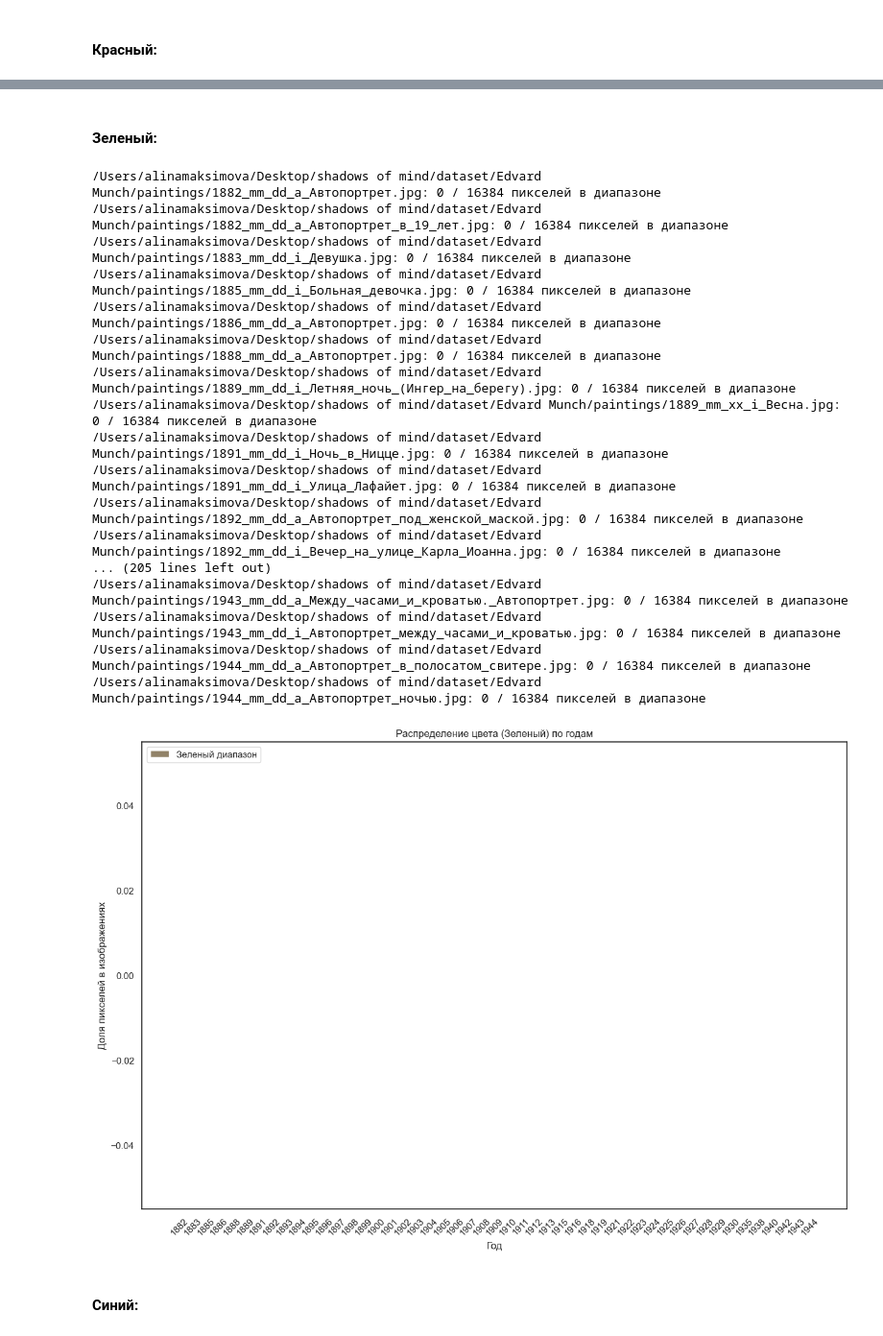
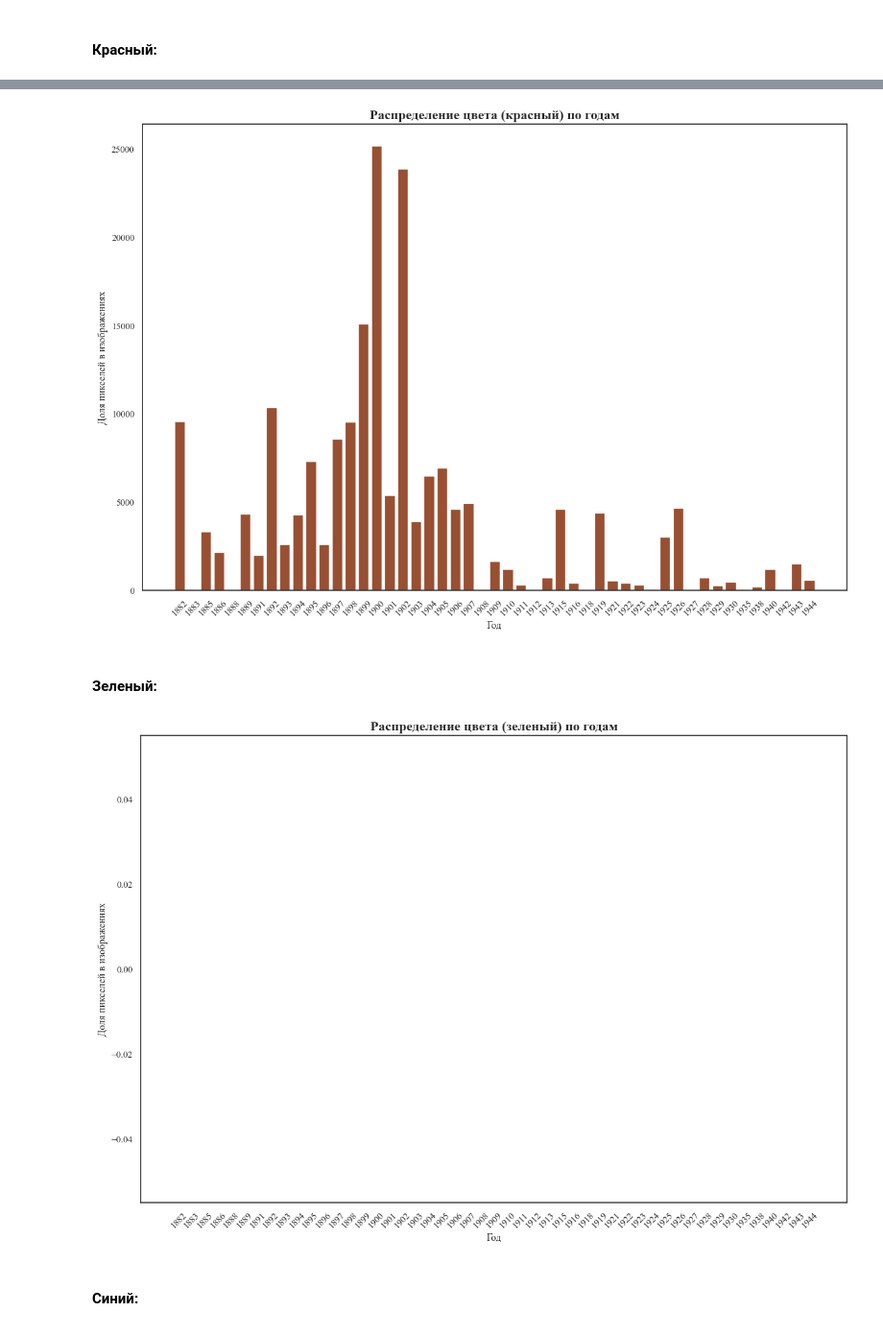
Before and after one commit to pryanik/i3_shades_of_mind, a Jupyter notebook: color_analysis_munch.ipynb, the cells around one changed output, grey strips where cells are left out. Shown at 96% size. Saved outputs shown, nothing was run; the diff lists cells and outputs as text; code cells hidden in the pictures.

Commit message:
updated graphs

```diff
--- a/color_analysis_munch.ipynb
+++ b/color_analysis_munch.ipynb
@@ -561,9 +577,9 @@ def is_color_in_range(lab_pixel, lower_bound, upper_bound):
 
 def count_pixels_in_color_range(image_path, lower_bound, upper_bound):
     img = cv2.imread(image_path)
-    if img is None:
-        print(f"Ошибка загрузки изображения: {image_path}")
-        return 0, 1
+    # if img is None:
+    #     print(f"Ошибка загрузки изображения: {image_path}")
+    #     return 0, 1
 
     img = cv2.resize(img, (128, 128))
     img_lab = cv2.cvtColor(img, cv2.COLOR_BGR2LAB)
@@ -573,7 +589,7 @@ def count_pixels_in_color_range(image_path, lower_bound, upper_bound):
     total_pixels = lab_array.shape[0]
 
     color_pixel_count = np.sum(mask)
-    print(f"{image_path}: {color_pixel_count} / {total_pixels} пикселей в диапазоне")
+    # print(f"{image_path}: {color_pixel_count} / {total_pixels} пикселей в диапазоне")
     return color_pixel_count, total_pixels
 # %%
 def extract_year_from_filename(filename):
@@ -604,7 +620,7 @@ def analyze_images_in_range(folder_path, lower_bound, upper_bound):
                 total_pixels_per_year[year] = total_pixels
 
     years = np.array(list(results.keys()))
-    normalized_counts = np.array([results[year] / total_pixels_per_year[year] for year in years])
+    normalized_counts = np.array([results[year] for year in years]) # / total_pixels_per_year[year] for year in years])
 
     sorted_indices = np.argsort(years)
     years = years[sorted_indices]
@@ -614,13 +630,16 @@ def analyze_images_in_range(folder_path, lower_bound, upper_bound):
 # %%
 def plot_color_distribution(results, years, color_name, color_hex):
     sns.set_theme(style="white")
+    plt.rcParams['font.family'] = 'serif'
+    plt.rcParams['font.serif'] = ['Times New Roman']
+
     plt.figure(figsize=(15, 10))
     plt.bar(range(len(years)), results, color=color_hex, label=f'{color_name} диапазон')
-    plt.title(f'Распределение цвета ({color_name}) по годам')
-    plt.xlabel('Год')
-    plt.ylabel('Доля пикселей в изображениях')
+    plt.title(f'Распределение цвета ({color_name}) по годам', fontdict={'fontsize': 16, 'fontweight': 'bold'})
+    plt.xlabel('Год', fontdict={'fontsize': 12})
+    plt.ylabel('Доля пикселей в изображениях', fontdict={'fontsize': 12})
     plt.xticks(ticks=range(len(years)), labels=years, rotation=45)
-    plt.legend(loc='upper left')
+    # plt.legend(loc='upper left')
     plt.show()
 # %%
 def get_lab_color_range(lab_center, tolerance):
@@ -661,34 +657,22 @@ plot_color_distribution(results, years, color_name="Красный", color_hex=c
+# %%
+color_hex = '#{:02x}{:02x}{:02x}'.format(152, 79, 50)
+plot_color_distribution(results, years, color_name="красный", color_hex=color_hex)
+# %% [output]
+[figure, added]
 # %% [markdown]
 #### Зеленый:
+# %%
+# lab_center_green = np.array([50, 60, 30])
+lab_center_green = np.array([0, 255, 0])
+tolerance_green = np.array([40, 50, 50]) # 30 40 40
+lower_bound_green, upper_bound_green = get_lab_color_range(lab_center_green, tolerance_green)
+
+results, years = analyze_images_in_range(folder_path, lower_bound_green, upper_bound_green)
 # %%
-lab_center_green = np.array([80, -70, 80])
-tolerance_green = np.array([50, 60, 60])
-lower_bound_green, upper_bound_green = get_lab_color_range(lab_center_green, tolerance_green)
-
-results, years = analyze_images_in_range(folder_path, lower_bound_green, upper_bound_green)
-
 color_hex = '#{:02x}{:02x}{:02x}'.format(145, 130, 104)
-
-plot_color_distribution(results, years, color_name="Зеленый", color_hex=color_hex)
+plot_color_distribution(results, years, color_name="зеленый", color_hex=color_hex)
 # %% [output]
-/Users/alinamaksimova/Desktop/shadows of mind/dataset/Edvard Munch/paintings/1882_mm_dd_a_Автопортрет.jpg: 0 / 16384 пикселей в диапазоне
-/Users/alinamaksimova/Desktop/shadows of mind/dataset/Edvard Munch/paintings/1882_mm_dd_a_Автопортрет_в_19_лет.jpg: 0 / 16384 пикселей в диапазоне
-/Users/alinamaksimova/Desktop/shadows of mind/dataset/Edvard Munch/paintings/1883_mm_dd_i_Девушка.jpg: 0 / 16384 пикселей в диапазоне
-/Users/alinamaksimova/Desktop/shadows of mind/dataset/Edvard Munch/paintings/1885_mm_dd_i_Больная_девочка.jpg: 0 / 16384 пикселей в диапазоне
-/Users/alinamaksimova/Desktop/shadows of mind/dataset/Edvard Munch/paintings/1886_mm_dd_a_Автопортрет.jpg: 0 / 16384 пикселей в диапазоне
-/Users/alinamaksimova/Desktop/shadows of mind/dataset/Edvard Munch/paintings/1888_mm_dd_a_Автопортрет.jpg: 0 / 16384 пикселей в диапазоне
-/Users/alinamaksimova/Desktop/shadows of mind/dataset/Edvard Munch/paintings/1889_mm_dd_i_Летняя_ночь_(Ингер_на_берегу).jpg: 0 / 16384 пикселей в диапазоне
-/Users/alinamaksimova/Desktop/shadows of mind/dataset/Edvard Munch/paintings/1889_mm_xx_i_Весна.jpg: 0 / 16384 пикселей в диапазоне
-/Users/alinamaksimova/Desktop/shadows of mind/dataset/Edvard Munch/paintings/1891_mm_dd_i_Ночь_в_Ницце.jpg: 0 / 16384 пикселей в диапазоне
-/Users/alinamaksimova/Desktop/shadows of mind/dataset/Edvard Munch/paintings/1891_mm_dd_i_Улица_Лафайет.jpg: 0 / 16384 пикселей в диапазоне
-/Users/alinamaksimova/Desktop/shadows of mind/dataset/Edvard Munch/paintings/1892_mm_dd_a_Автопортрет_под_женской_маской.jpg: 0 / 16384 пикселей в диапазоне
-/Users/alinamaksimova/Desktop/shadows of mind/dataset/Edvard Munch/paintings/1892_mm_dd_i_Вечер_на_улице_Карла_Иоанна.jpg: 0 / 16384 пикселей в диапазоне
-... (205 lines left out)
-/Users/alinamaksimova/Desktop/shadows of mind/dataset/Edvard Munch/paintings/1943_mm_dd_a_Между_часами_и_кроватью._Автопортрет.jpg: 0 / 16384 пикселей в диапазоне
-/Users/alinamaksimova/Desktop/shadows of mind/dataset/Edvard Munch/paintings/1943_mm_dd_i_Автопортрет_между_часами_и_кроватью.jpg: 0 / 16384 пикселей в диапазоне
-/Users/alinamaksimova/Desktop/shadows of mind/dataset/Edvard Munch/paintings/1944_mm_dd_a_Автопортрет_в_полосатом_свитере.jpg: 0 / 16384 пикселей в диапазоне
-/Users/alinamaksimova/Desktop/shadows of mind/dataset/Edvard Munch/paintings/1944_mm_dd_a_Автопортрет_ночью.jpg: 0 / 16384 пикселей в диапазоне
-[figure, old version]
+[figure, new version]
 # %% [markdown]
 #### Синий:
 # %%
```
Also changed, not shown: parts of 48 cells of this notebook.
